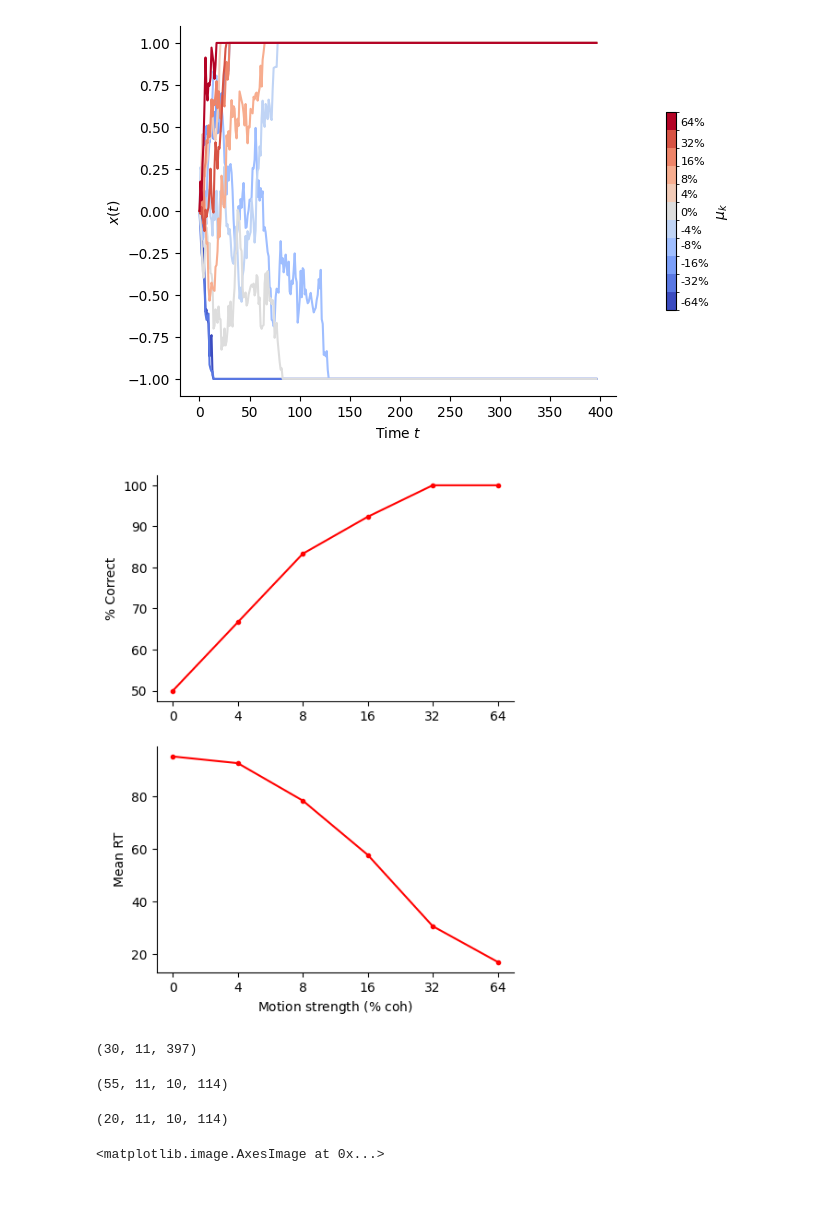
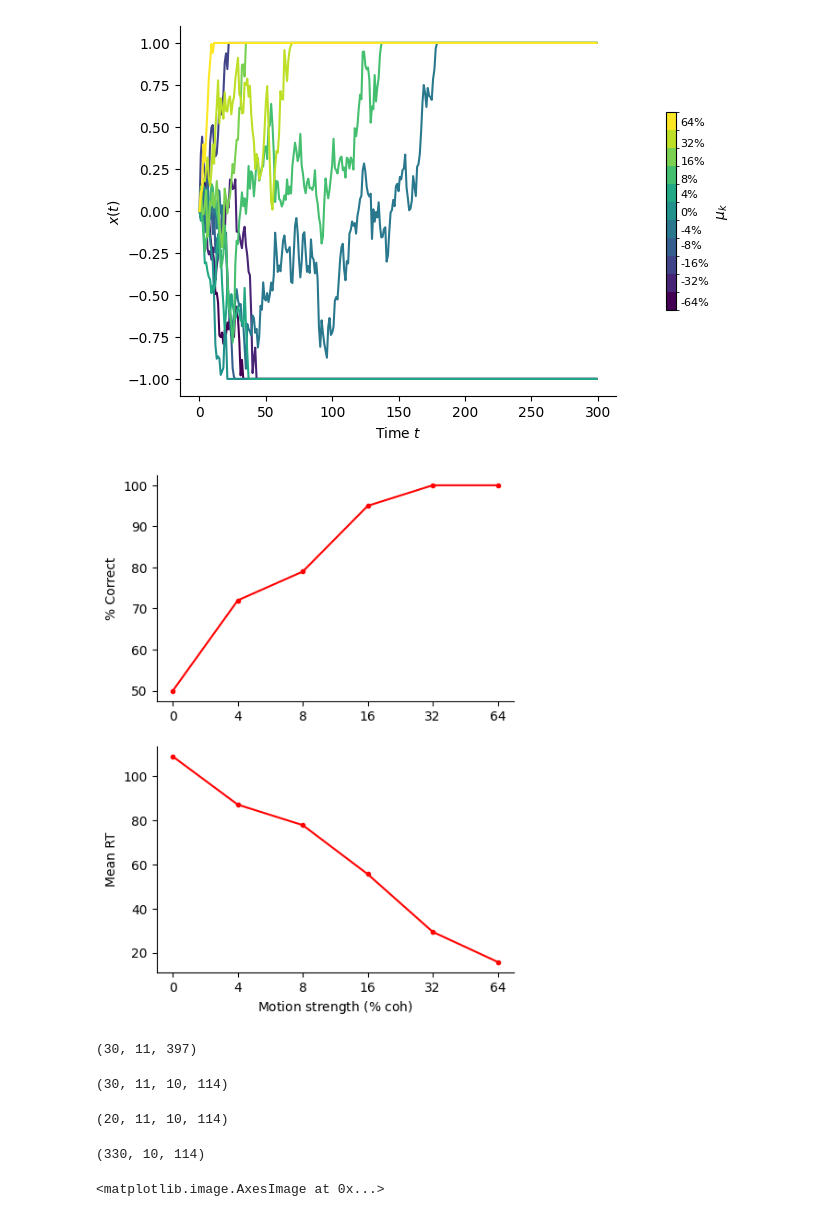
Before and after one commit to ArielleRosinski/SCA_project, a Jupyter notebook: DDM.ipynb, the cells around one changed output. Saved outputs shown, nothing was run; the diff lists cells and outputs as text; code cells hidden in the pictures.

```diff
--- a/DDM.ipynb
+++ b/DDM.ipynb
@@ -47,7 +47,7 @@ mu = np.array([ -0.64, -0.32, -0.16, -0.08, -0.04, 0.0, 0.04, 0.08, 0.16, 0.32,
 sigma = 0.35
 dt = 0.1
 total_time = 100
-trials = 75
+trials = 50
 
 ls_RTs = []
 ls_accs = []
@@ -71,37 +71,37 @@ paths = paths[:,:, :jnp.max(RTs)]
 # else:
 #     paths_run = jnp.mean(paths, axis=0)#[jnp.newaxis,:,:]
 # %%
-#np.save('/Users/ariellerosinski/My Drive/Cambridge/Project/outputs/DDM/DDM/paths', paths)
-paths = np.load('/Users/ariellerosinski/My Drive/Cambridge/Project/outputs/DDM/paths.npy')
+np.save('/Users/ariellerosinski/My Drive/Cambridge/Project/outputs/DDM/DDM/paths_75trials', paths)
+#paths = np.load('/Users/ariellerosinski/My Drive/Cambridge/Project/outputs/DDM/paths_75_trials.npy')
 # %%
 
 fig, ax = plt.subplots()
 #times = np.linspace(0, total_time, int(total_time / dt) + 1)
 
 boundaries = np.concatenate(([mu[0] - (mu[1] - mu[0])/2], (mu[:-1] + mu[1:])/2, [mu[-1] + (mu[-1] - mu[-2])/2]))
 norm = mcolors.BoundaryNorm(boundaries, ncolors=len(mu))
-cmap = plt.get_cmap('coolwarm', len(mu))
+cmap = plt.get_cmap('viridis', len(mu))
 
 for i, m in enumerate(mu):
-    ax.plot(paths[2, i, :], color=cmap(norm(m)))
+    ax.plot(paths[-1, i, :300], color=cmap(norm(m)))
 
 # ax.axhline(y=1, color='black', linestyle='--')
 # ax.axhline(y=-1, color='black', linestyle='--')
 ax.set_xlabel('Time $t$')
 ax.set_ylabel(r'$x(t)$')
 
 
 sm = plt.cm.ScalarMappable(cmap=cmap, norm=norm)
 sm.set_array([])
 
 cbar = plt.colorbar(sm, ax=ax, orientation='vertical', fraction=0.02, pad=0.1, ticks=mu)
 cbar.ax.tick_params(size=0)
 cbar.set_label('$\mu_k$')
 cbar.set_ticklabels([f'{100*m:.0f}%' for m in mu], fontsize=8)
 ax.spines['top'].set_visible(False)
 ax.spines['right'].set_visible(False)
 # %% [output]
-[figure, old version]
+[figure, new version]
 # %%
 def parametric_curve_v(x, mu):
     val = len(mu)//2
@@ -135,7 +135,7 @@ for ax in axs:
     ax.set_xticks(ticks)
     ax.set_xticklabels(tick_labels)
 # %% [output]
-[figure, old version]
+[figure, new version]
 # %%
 paths.shape
 # %% [output]
@@ -194,11 +194,15 @@ d = 3
 # %%
 neural_traces[split:,:,:,:].shape
 # %% [output]
-(55, 11, 10, 114)
+(30, 11, 10, 114)
 # %%
 neural_traces[:split,:,:,:].shape
 # %% [output]
 (20, 11, 10, 114)
+# %%
+X_train.shape
+# %% [output]
+(330, 10, 114)
 # %%
 plt.imshow(cov_matrix)
 # %% [output]
```
Also changed, not shown: 4 other files.
